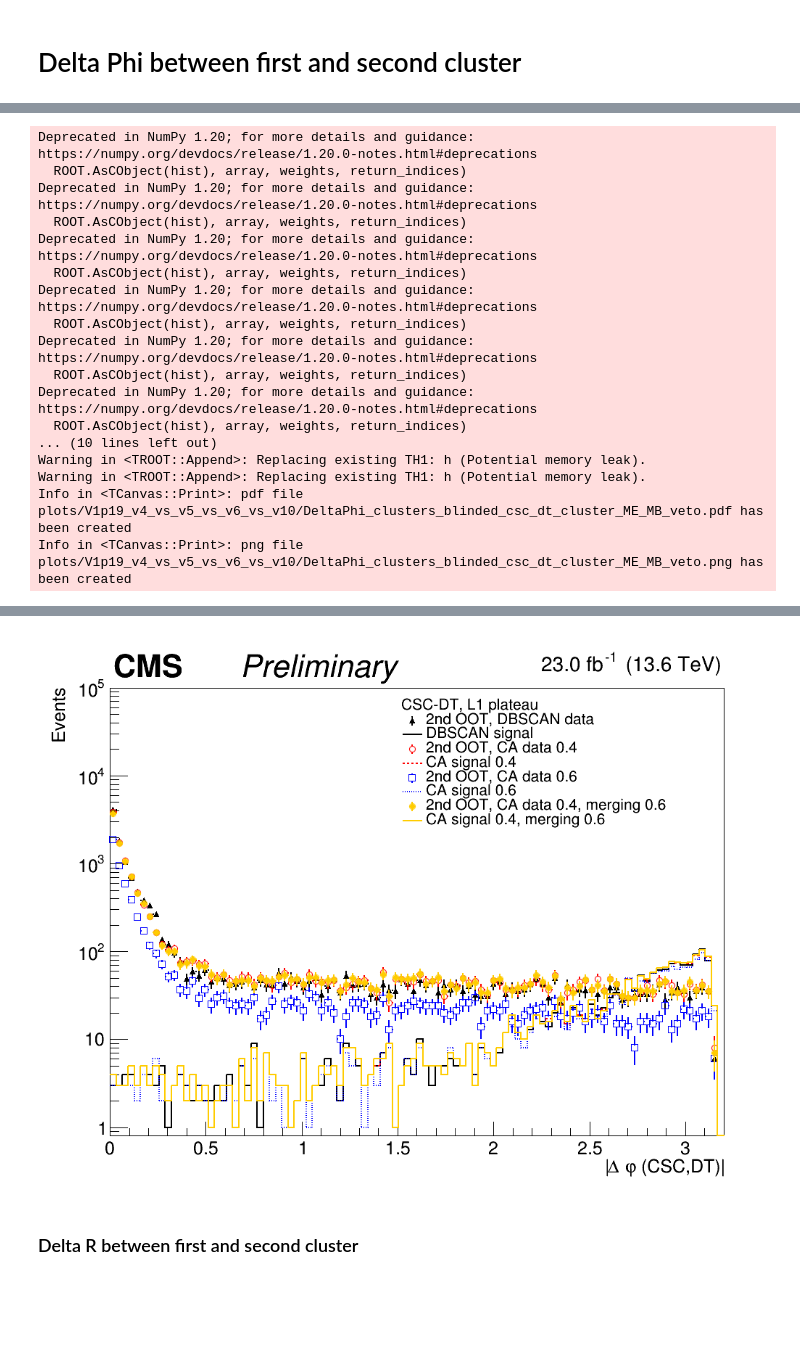
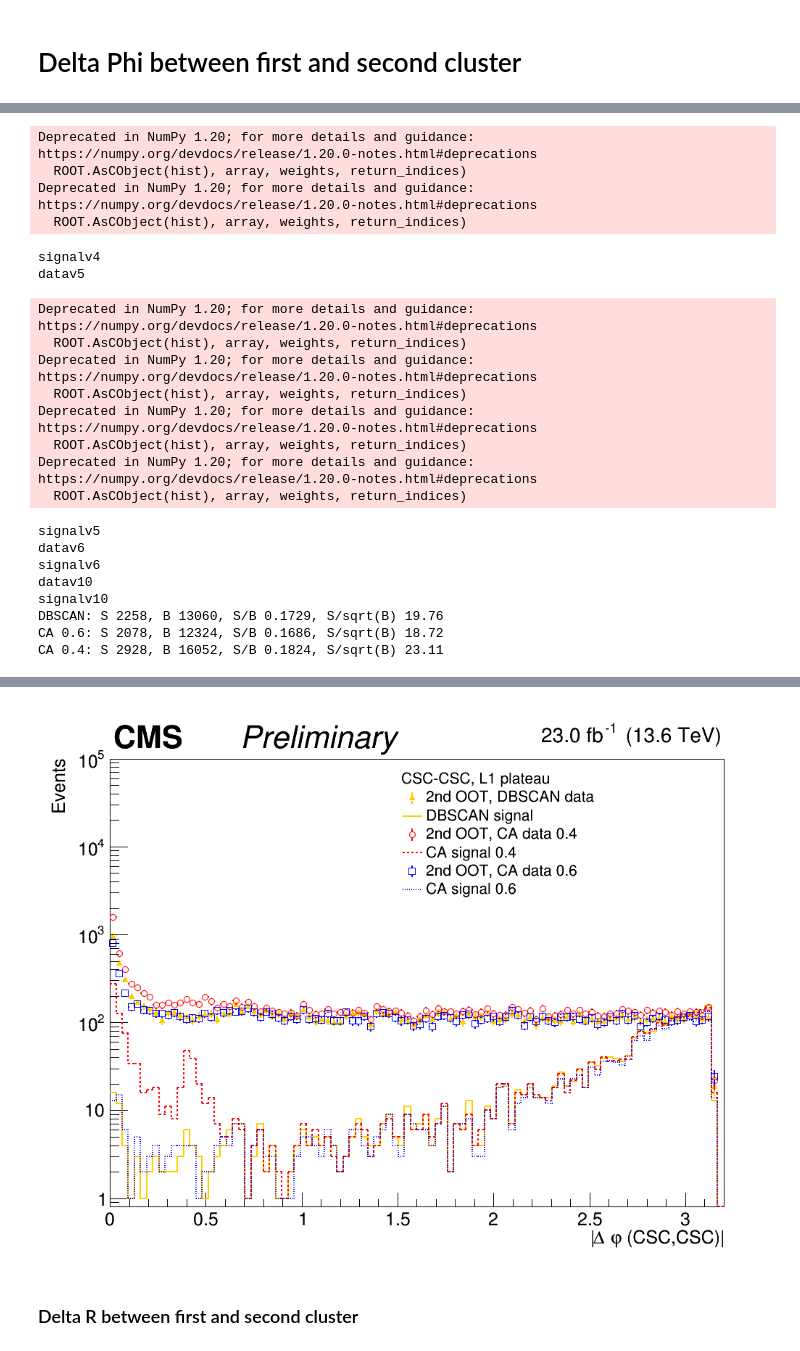
Before and after one commit to cms-lpc-llp/run3_muon_system_analysis, a Jupyter notebook: DBSCAN_CA_background_level_v3.ipynb, the cells around one changed output, grey strips where cells are left out. Saved outputs shown, nothing was run; the diff lists cells and outputs as text; code cells hidden in the pictures; blank space fills up the shorter version.

```diff
--- a/DBSCAN_CA_background_level_v3.ipynb
+++ b/DBSCAN_CA_background_level_v3.ipynb
@@ -84,12 +84,12 @@ line_style['signalv5'] = 2
 line_style['signalv6'] = 3
 line_style['signalv10'] = 1
 
-colors['datav4'] = 1
+colors['datav4'] = 800
 colors['datav5'] = 2
 colors['datav6'] = 4
 colors['datav10'] = 800
 
-colors['signalv4'] = 1#6
+colors['signalv4'] = 800#6
 colors['signalv5'] = 2#8
 colors['signalv6'] = 4#9
 colors['signalv10'] = 800#805
@@ -601,7 +601,7 @@ signalv4
 # Category and trigger preselections
 # %%
 category = 0#-1#0
-category = 2
+category = 1
 #-1: at least 1 csc
 #0: exactly 1 csc
 #1: exactly 2csc,
@@ -614,8 +614,8 @@ plot_string = ""
 #plot_string+= "_at_least_1_csc_cluster_ME_veto"
 #plot_string+= "_2_csc_clusters_ME_veto_csc_in_time_cut_time_spread_cut"
 #plot_string+= "_at_least_1_csc_cluster_ME_veto_csc_in_time_cut_time_spread_cut"
-#plot_string+= "_exactly_2_csc_clusters_ME_veto"
-plot_string += "_csc_dt_cluster_ME_MB_veto"
+plot_string+= "_exactly_2_csc_clusters_ME_veto"
+#plot_string += "_csc_dt_cluster_ME_MB_veto"
 
 category_m1_cut = {}
 category_0_cut = {}
@@ -999,6 +999,8 @@ leg.SetHeader("CSC-"+phrase+", L1 plateau")
 
 for k in tree_keys:
     #TODO: DT stuff
+    if 'v10' in k:
+        continue
     if category==2:
         tmp_dtClusterTime = dtClusterTime[k][ event_cut[k] ][:,0]
         h0[k] = create_TH1D(tmp_dtClusterTime.flatten(),title="",axis_title = ['Dt Cluster Time','Events'], binning=[8,-4,4])
@@ -1019,6 +1021,7 @@ for k in tree_keys:
     h0[k].SetMaximum(1.e6)
 
 leg.Draw()
+rt.gPad.RedrawAxis()
 can.SetRightMargin(0.05)
 drawCMS(lumi, "Preliminary", ERA="", onTop=True,left_marg_CMS=0.2,top_marg_cms=0.96,top_marg_lumi=0.965)
 
@@ -1259,6 +1279,8 @@ nevents_passing_80 = {}
 
 for k in tree_keys:
 
+    if 'v10' in k:
+        continue
     tmp_cscClusterEta = cscClusterEta[k][ event_cut[k] ][:,0]
     tmp_cscClusterPhi = cscClusterPhi[k][ event_cut[k] ][:,0]
     if category==2:
@@ -1273,7 +1295,7 @@ for k in tree_keys:
     tmp_dPhi = np.abs(deltaPhi(tmp_cscClusterPhi.flatten(), tmp_phi_2.flatten()))
 
 
-    h1[k] = create_TH1D(tmp_dPhi,title="",axis_title = ['|#Delta #varphi (CSC,'+phrase+')|','Events'], binning=[100,0,3.2])
+    h1[k] = create_TH1D(tmp_dPhi[tmp_dPhi < (2.3 if 'data' in k else 999)],title="",axis_title = ['|#Delta #varphi (CSC,'+phrase+')|','Events'], binning=[100,0,3.2])
     leg.AddEntry(h1[k],data_label[k],'PE' if 'data' in k else 'L')
     h1[k].SetLineColor(colors[k])
     h1[k].SetLineWidth(2)
@@ -1295,14 +1317,14 @@ can.SetRightMargin(0.05)
 print("DBSCAN: S %d, B %d, S/B %.4f, S/sqrt(B) %.2f " % (nevents_passing['signalv4'], nevents_passing['datav4'], float(nevents_passing['signalv4'])/float(nevents_passing['datav4']), float(nevents_passing['signalv4'])/float(math.sqrt(nevents_passing['datav4'])) ) )
 print("CA 0.6: S %d, B %d, S/B %.4f, S/sqrt(B) %.2f " % (nevents_passing['signalv6'], nevents_passing['datav6'], float(nevents_passing['signalv6'])/float(nevents_passing['datav6']), float(nevents_passing['signalv6'])/float(math.sqrt(nevents_passing['datav6'])) ) )
 print("CA 0.4: S %d, B %d, S/B %.4f, S/sqrt(B) %.2f " % (nevents_passing['signalv5'], nevents_passing['datav5'], float(nevents_passing['signalv5'])/float(nevents_passing['datav5']), float(nevents_passing['signalv5'])/float(math.sqrt(nevents_passing['datav5'])) ) )
-print("CA 0.4 merging 0.6: S %d, B %d, S/B %.4f, S/sqrt(B) %.2f " % (nevents_passing['signalv10'], nevents_passing['datav10'], float(nevents_passing['signalv10'])/float(nevents_passing['datav10']), float(nevents_passing['signalv10'])/float(math.sqrt(nevents_passing['datav10'])) ) )
+#print("CA 0.4 merging 0.6: S %d, B %d, S/B %.4f, S/sqrt(B) %.2f " % (nevents_passing['signalv10'], nevents_passing['datav10'], float(nevents_passing['signalv10'])/float(nevents_passing['datav10']), float(nevents_passing['signalv10'])/float(math.sqrt(nevents_passing['datav10'])) ) )
 
 if category==2:
     print("DT size > 100")
     print("DBSCAN: S %d, B %d, S/B %.4f, S/sqrt(B) %.2f " % (nevents_passing_80['signalv4'], nevents_passing_80['datav4'], float(nevents_passing_80['signalv4'])/float(nevents_passing_80['datav4']), float(nevents_passing_80['signalv4'])/float(math.sqrt(nevents_passing_80['datav4'])) ) )
     print("CA 0.6: S %d, B %d, S/B %.4f, S/sqrt(B) %.2f " % (nevents_passing_80['signalv6'], nevents_passing_80['datav6'], float(nevents_passing_80['signalv6'])/float(nevents_passing_80['datav6']), float(nevents_passing_80['signalv6'])/float(math.sqrt(nevents_passing_80['datav6'])) ) )
     print("CA 0.4: S %d, B %d, S/B %.4f, S/sqrt(B) %.2f " % (nevents_passing_80['signalv5'], nevents_passing_80['datav5'], float(nevents_passing_80['signalv5'])/float(nevents_passing_80['datav5']), float(nevents_passing_80['signalv5'])/float(math.sqrt(nevents_passing_80['datav5'])) ) )
-    print("CA 0.4 merging 0.6: S %d, B %d, S/B %.4f, S/sqrt(B) %.2f " % (nevents_passing_80['signalv10'], nevents_passing_80['datav10'], float(nevents_passing_80['signalv10'])/float(nevents_passing_80['datav10']), float(nevents_passing_80['signalv10'])/float(math.sqrt(nevents_passing_80['datav10'])) ) )
+    #print("CA 0.4 merging 0.6: S %d, B %d, S/B %.4f, S/sqrt(B) %.2f " % (nevents_passing_80['signalv10'], nevents_passing_80['datav10'], float(nevents_passing_80['signalv10'])/float(nevents_passing_80['datav10']), float(nevents_passing_80['signalv10'])/float(math.sqrt(nevents_passing_80['datav10'])) ) )
 
 # if setlog:
 can.SetLogy()
@@ -1367,6 +1377,8 @@ nevents_passing_80 = {}
 
 for k in tree_keys:
     print(k)
+    if 'v10' in k:
+        continue
 
     tmp_cscClusterEta = cscClusterEta[k][ event_cut[k] ][:,0]
     tmp_cscClusterPhi = cscClusterPhi[k][ event_cut[k] ][:,0]
@@ -1382,7 +1394,7 @@ for k in tree_keys:
         tmp_ClusterTime = cscClusterTime[k][event_cut[k]][:,1]
         tmp_ClusterTimeSpread_0 = cscClusterTimeSpread[k][event_cut[k]][:,0]
         tmp_ClusterTimeSpread_1 = cscClusterTimeSpread[k][event_cut[k]][:,1]
-        tmp_blind = np.abs(tmp_ClusterTime)>50 if 'data' in k else np.abs(tmp_ClusterTime)!=-1
+        tmp_blind = (tmp_ClusterTime)<-15 if 'data' in k else np.abs(tmp_ClusterTime)!=-1
         #TEST
         #tmp_blind = (np.abs(tmp_ClusterTime)>15) #& (tmp_ClusterTimeSpread_0<30) & (tmp_ClusterTimeSpread_1<30)
         tmp_size_2 = cscClusterSize[k][ event_cut[k] ][:,1]
@@ -1416,14 +1428,14 @@ can.SetRightMargin(0.05)
 print("DBSCAN: S %d, B %d, S/B %.4f, S/sqrt(B) %.2f " % (nevents_passing['signalv4'], nevents_passing['datav4'], float(nevents_passing['signalv4'])/float(nevents_passing['datav4']), float(nevents_passing['signalv4'])/float(math.sqrt(nevents_passing['datav4'])) ) )
 print("CA 0.6: S %d, B %d, S/B %.4f, S/sqrt(B) %.2f " % (nevents_passing['signalv6'], nevents_passing['datav6'], float(nevents_passing['signalv6'])/float(nevents_passing['datav6']), float(nevents_passing['signalv6'])/float(math.sqrt(nevents_passing['datav6'])) ) )
 print("CA 0.4: S %d, B %d, S/B %.4f, S/sqrt(B) %.2f " % (nevents_passing['signalv5'], nevents_passing['datav5'], float(nevents_passing['signalv5'])/float(nevents_passing['datav5']), float(nevents_passing['signalv5'])/float(math.sqrt(nevents_passing['datav5'])) ) )
-print("CA 0.4 merging 0.6: S %d, B %d, S/B %.4f, S/sqrt(B) %.2f " % (nevents_passing['signalv10'], nevents_passing['datav10'], float(nevents_passing['signalv10'])/float(nevents_passing['datav10']), float(nevents_passing['signalv10'])/float(math.sqrt(nevents_passing['datav10'])) ) )
+#print("CA 0.4 merging 0.6: S %d, B %d, S/B %.4f, S/sqrt(B) %.2f " % (nevents_passing['signalv10'], nevents_passing['datav10'], float(nevents_passing['signalv10'])/float(nevents_passing['datav10']), float(nevents_passing['signalv10'])/float(math.sqrt(nevents_passing['datav10'])) ) )
 
 if category==2:
     print("DT size > 100")
     print("DBSCAN: S %d, B %d, S/B %.4f, S/sqrt(B) %.2f " % (nevents_passing_80['signalv4'], nevents_passing_80['datav4'], float(nevents_passing_80['signalv4'])/float(nevents_passing_80['datav4']), float(nevents_passing_80['signalv4'])/float(math.sqrt(nevents_passing_80['datav4'])) ) )
     print("CA 0.6: S %d, B %d, S/B %.4f, S/sqrt(B) %.2f " % (nevents_passing_80['signalv6'], nevents_passing_80['datav6'], float(nevents_passing_80['signalv6'])/float(nevents_passing_80['datav6']), float(nevents_passing_80['signalv6'])/float(math.sqrt(nevents_passing_80['datav6'])) ) )
     print("CA 0.4: S %d, B %d, S/B %.4f, S/sqrt(B) %.2f " % (nevents_passing_80['signalv5'], nevents_passing_80['datav5'], float(nevents_passing_80['signalv5'])/float(nevents_passing_80['datav5']), float(nevents_passing_80['signalv5'])/float(math.sqrt(nevents_passing_80['datav5'])) ) )
-    print("CA 0.4 merging 0.6: S %d, B %d, S/B %.4f, S/sqrt(B) %.2f " % (nevents_passing_80['signalv10'], nevents_passing_80['datav10'], float(nevents_passing_80['signalv10'])/float(nevents_passing_80['datav10']), float(nevents_passing_80['signalv10'])/float(math.sqrt(nevents_passing_80['datav10'])) ) )
+    #print("CA 0.4 merging 0.6: S %d, B %d, S/B %.4f, S/sqrt(B) %.2f " % (nevents_passing_80['signalv10'], nevents_passing_80['datav10'], float(nevents_passing_80['signalv10'])/float(nevents_passing_80['datav10']), float(nevents_passing_80['signalv10'])/float(math.sqrt(nevents_passing_80['datav10'])) ) )
 
 # if setlog:
 can.SetLogy()
@@ -1454,16 +1450,21 @@ Deprecated in NumPy 1.20; for more details and guidance: https://numpy.org/devdo
   ROOT.AsCObject(hist), array, weights, return_indices)
 Deprecated in NumPy 1.20; for more details and guidance: https://numpy.org/devdocs/release/1.20.0-notes.html#deprecations
   ROOT.AsCObject(hist), array, weights, return_indices)
-Deprecated in NumPy 1.20; for more details and guidance: https://numpy.org/devdocs/release/1.20.0-notes.html#deprecations
-  ROOT.AsCObject(hist), array, weights, return_indices)
-Deprecated in NumPy 1.20; for more details and guidance: https://numpy.org/devdocs/release/1.20.0-notes.html#deprecations
-  ROOT.AsCObject(hist), array, weights, return_indices)
-Deprecated in NumPy 1.20; for more details and guidance: https://numpy.org/devdocs/release/1.20.0-notes.html#deprecations
-  ROOT.AsCObject(hist), array, weights, return_indices)
-Deprecated in NumPy 1.20; for more details and guidance: https://numpy.org/devdocs/release/1.20.0-notes.html#deprecations
-  ROOT.AsCObject(hist), array, weights, return_indices)
-... (10 lines left out)
-Warning in <TROOT::Append>: Replacing existing TH1: h (Potential memory leak).
-Warning in <TROOT::Append>: Replacing existing TH1: h (Potential memory leak).
-Info in <TCanvas::Print>: pdf file plots/V1p19_v4_vs_v5_vs_v6_vs_v10/DeltaPhi_clusters_blinded_csc_dt_cluster_ME_MB_veto.pdf has been created
-Info in <TCanvas::Print>: png file plots/V1p19_v4_vs_v5_vs_v6_vs_v10/DeltaPhi_clusters_blinded_csc_dt_cluster_ME_MB_veto.png has been created
+signalv4
+datav5
+Deprecated in NumPy 1.20; for more details and guidance: https://numpy.org/devdocs/release/1.20.0-notes.html#deprecations
+  ROOT.AsCObject(hist), array, weights, return_indices)
+Deprecated in NumPy 1.20; for more details and guidance: https://numpy.org/devdocs/release/1.20.0-notes.html#deprecations
+  ROOT.AsCObject(hist), array, weights, return_indices)
+Deprecated in NumPy 1.20; for more details and guidance: https://numpy.org/devdocs/release/1.20.0-notes.html#deprecations
+  ROOT.AsCObject(hist), array, weights, return_indices)
+Deprecated in NumPy 1.20; for more details and guidance: https://numpy.org/devdocs/release/1.20.0-notes.html#deprecations
+  ROOT.AsCObject(hist), array, weights, return_indices)
+signalv5
+datav6
+signalv6
+datav10
+signalv10
+DBSCAN: S 2258, B 13060, S/B 0.1729, S/sqrt(B) 19.76
+CA 0.6: S 2078, B 12324, S/B 0.1686, S/sqrt(B) 18.72
+CA 0.4: S 2928, B 16052, S/B 0.1824, S/sqrt(B) 23.11
@@ -1470,4 +1479,4 @@ Info in <TCanvas::Print>: png file plots/V1p19_v4_vs_v5_vs_v6_vs_v10/DeltaPhi_cl
-[figure, old version]
+[figure, new version]
 # %% [markdown]
 ### Delta R between first and second cluster
 # %% [raw]
```
Also changed, not shown: parts of 9 cells of this notebook, 17 other files.
